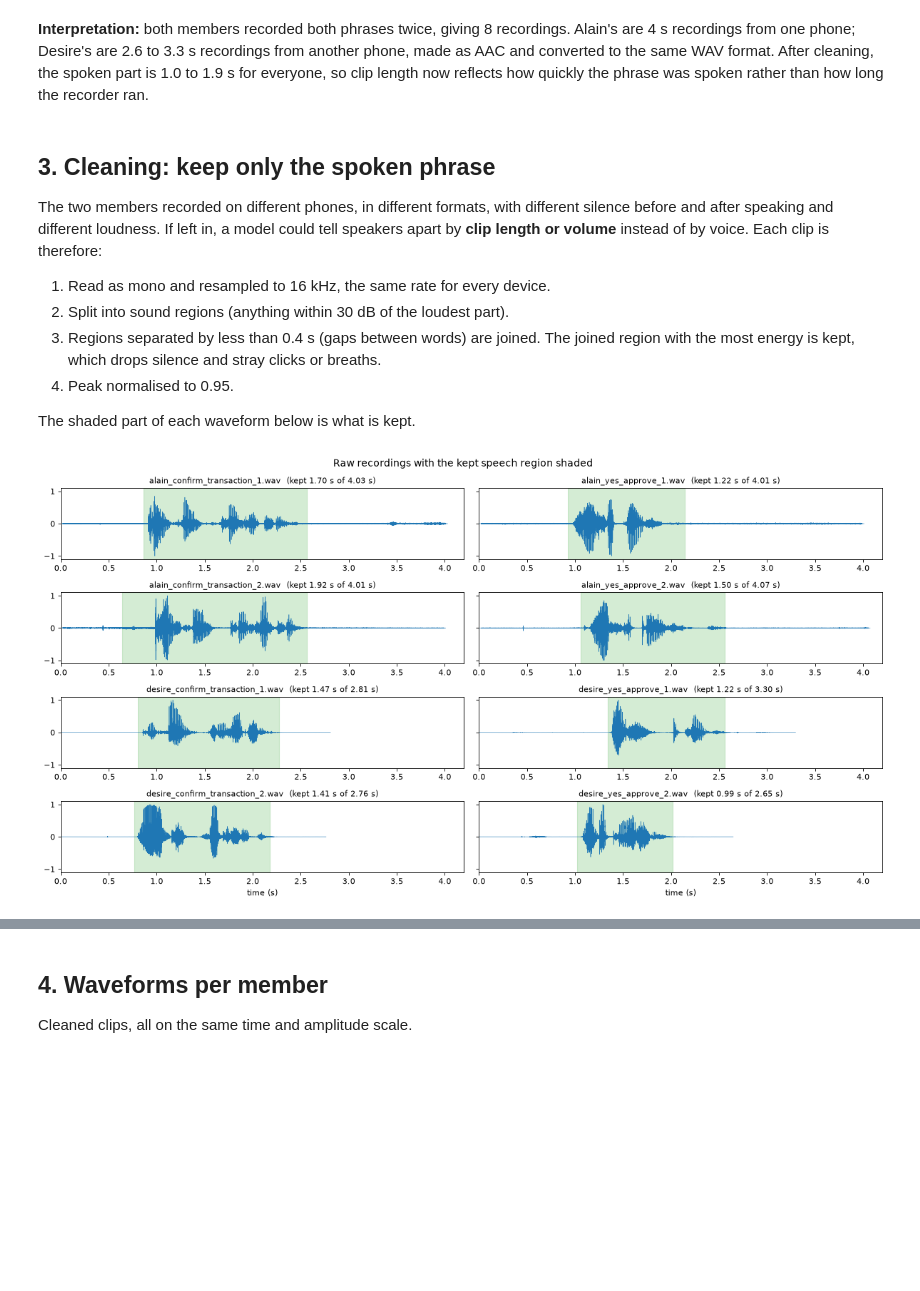
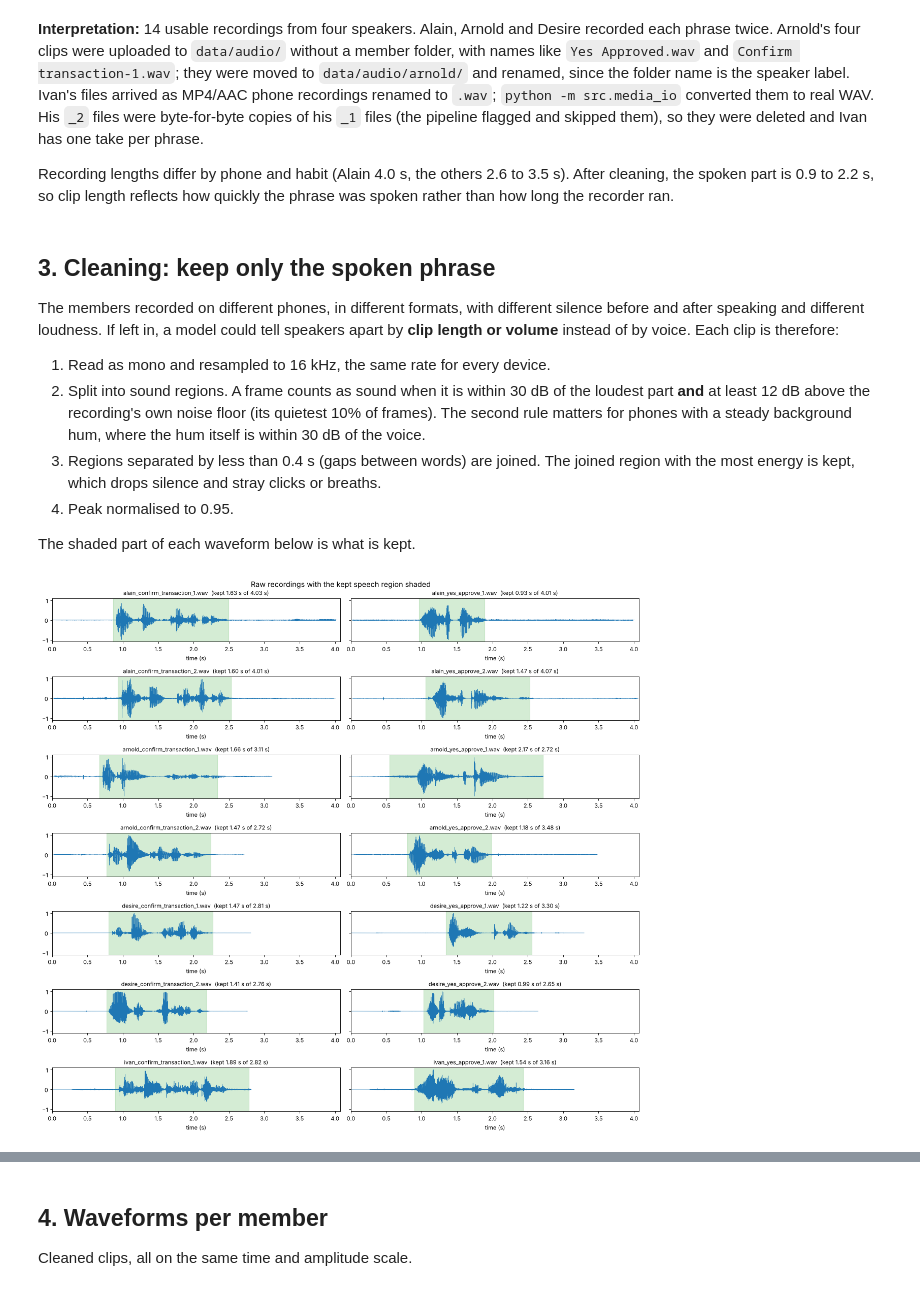
Before and after one commit to mutaganzwa-desire/multimodal_data_preprocessing, a Jupyter notebook: notebooks/Formative_2_Audio_Processing.ipynb, the cells around one changed output, grey strips where cells are left out. Cells and saved outputs as stored; diff of their text form; code cells hidden in the pictures; blank space fills up the shorter version.

Commit message:
Convert Ivan's recordings to real WAV and regenerate the audio features

```diff
--- a/notebooks/Formative_2_Audio_Processing.ipynb
+++ b/notebooks/Formative_2_Audio_Processing.ipynb
@@ -106,34 +160,43 @@ display(pd.crosstab(clips["member"], clips["phrase"]))
 # %% [markdown]
-**Interpretation:** both members recorded both phrases twice, giving 8 recordings. Alain's are 4 s recordings from one phone; Desire's are 2.6 to 3.3 s recordings from another phone, made as AAC and converted to the same WAV format. After cleaning, the spoken part is 1.0 to 1.9 s for everyone, so clip length now reflects how quickly the phrase was spoken rather than how long the recorder ran.
+**Interpretation:** 14 usable recordings from four speakers. Alain, Arnold and Desire recorded each phrase twice. Arnold's four clips were uploaded to `data/audio/` without a member folder, with names like `Yes Approved.wav` and `Confirm transaction-1.wav`; they were moved to `data/audio/arnold/` and renamed, since the folder name is the speaker label. Ivan's files arrived as MP4/AAC phone recordings renamed to `.wav`; `python -m src.media_io` converted them to real WAV. His `_2` files were byte-for-byte copies of his `_1` files (the pipeline flagged and skipped them), so they were deleted and Ivan has one take per phrase.
+
+Recording lengths differ by phone and habit (Alain 4.0 s, the others 2.6 to 3.5 s). After cleaning, the spoken part is 0.9 to 2.2 s, so clip length reflects how quickly the phrase was spoken rather than how long the recorder ran.
 # %% [markdown]
 ## 3. Cleaning: keep only the spoken phrase
 
-The two members recorded on different phones, in different formats, with different silence before and after speaking
+The members recorded on different phones, in different formats, with different silence before and after speaking
 and different loudness. If left in, a model could tell speakers apart by **clip length or volume** instead of by voice.
 Each clip is therefore:
 
 1. Read as mono and resampled to 16 kHz, the same rate for every device.
-2. Split into sound regions (anything within 30 dB of the loudest part).
+2. Split into sound regions. A frame counts as sound when it is within 30 dB of the loudest part **and** at least 12 dB
+   above the recording's own noise floor (its quietest 10% of frames). The second rule matters for phones with a steady
+   background hum, where the hum itself is within 30 dB of the voice.
 3. Regions separated by less than 0.4 s (gaps between words) are joined. The joined region with the most energy is
    kept, which drops silence and stray clicks or breaths.
 4. Peak normalised to 0.95.
 
 The shaded part of each waveform below is what is kept.
 # %%
-fig, axes = plt.subplots(len(clips) // 2, 2, figsize=(15, 2.0 * len(clips) // 2), sharey=True)
-for ax, row in zip(axes.T.ravel(), clips.sort_values(["phrase", "member", "take"]).itertuples()):
-    y = raw[row.path]
-    start, end = ap.speech_interval(y)
-    t = np.arange(len(y)) / SR
-    ax.plot(t, y / (np.abs(y).max() or 1), lw=0.5, color="tab:blue")
-    ax.axvspan(start / SR, end / SR, color="tab:green", alpha=0.2)
-    ax.set_title(f"{row.path.name}  (kept {(end - start) / SR:.2f} s of {len(y) / SR:.2f} s)", fontsize=10)
-    ax.set_xlim(0, 4.2)
-for ax in axes[-1]:
-    ax.set_xlabel("time (s)")
+phrases = sorted(clips["phrase"].unique())
+n_rows = clips.groupby("phrase").size().max()
+fig, axes = plt.subplots(n_rows, len(phrases), figsize=(7.5 * len(phrases), 2.0 * n_rows), sharey=True, squeeze=False)
+for c, phrase in enumerate(phrases):
+    for r, row in enumerate(clips[clips["phrase"] == phrase].sort_values(["member", "take"]).itertuples()):
+        ax = axes[r, c]
+        y = raw[row.path]
+        start, end = ap.speech_interval(y)
+        t = np.arange(len(y)) / SR
+        ax.plot(t, y / (np.abs(y).max() or 1), lw=0.5, color="tab:blue")
+        ax.axvspan(start / SR, end / SR, color="tab:green", alpha=0.2)
+        ax.set_title(f"{row.path.name}  (kept {(end - start) / SR:.2f} s of {len(y) / SR:.2f} s)", fontsize=10)
+        ax.set_xlim(0, max(len(v) for v in raw.values()) / SR)
+        ax.set_xlabel("time (s)")
+    for ax in axes[clips["phrase"].eq(phrase).sum():, c]:
+        ax.axis("off")
 fig.suptitle("Raw recordings with the kept speech region shaded", fontsize=13)
 fig.tight_layout()
 plt.show()
 # %% [output]
-[figure, old version]
+[figure, new version]
 # %% [markdown]
```
Also changed, not shown: parts of 24 cells of this notebook, 3 other files.
